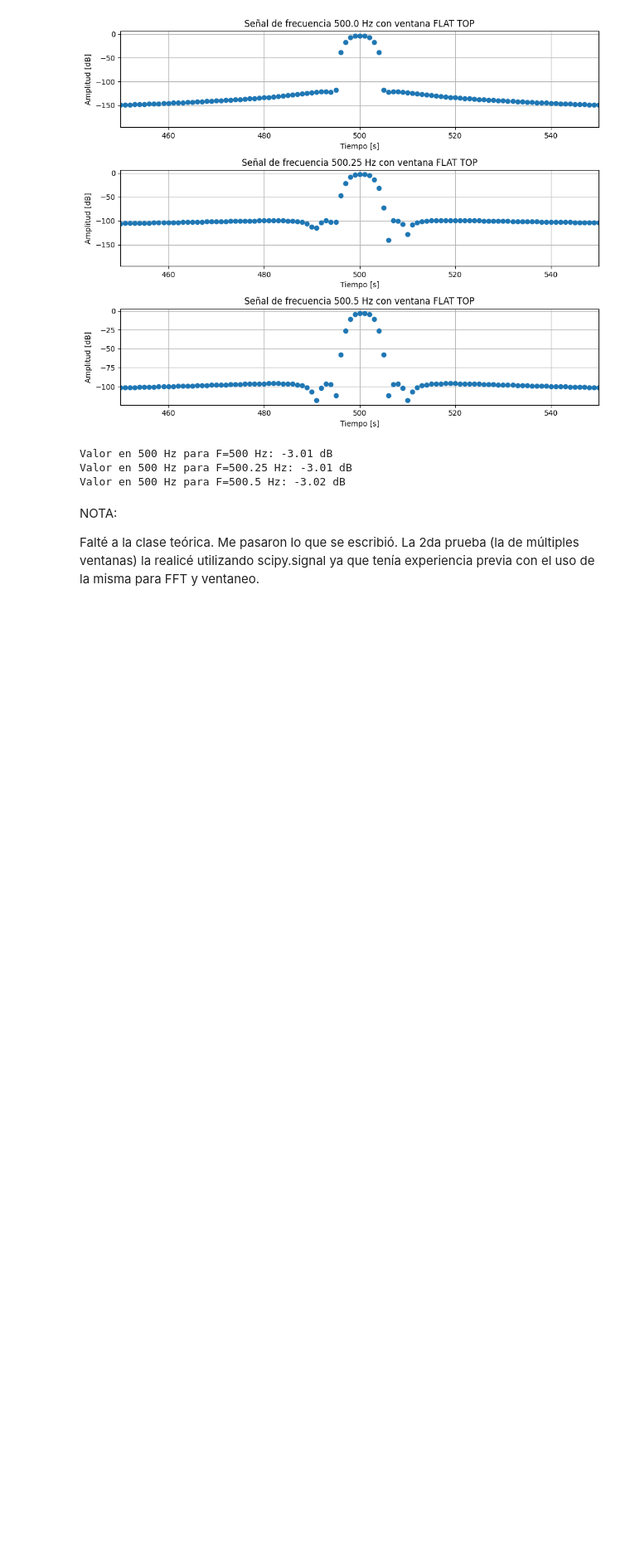
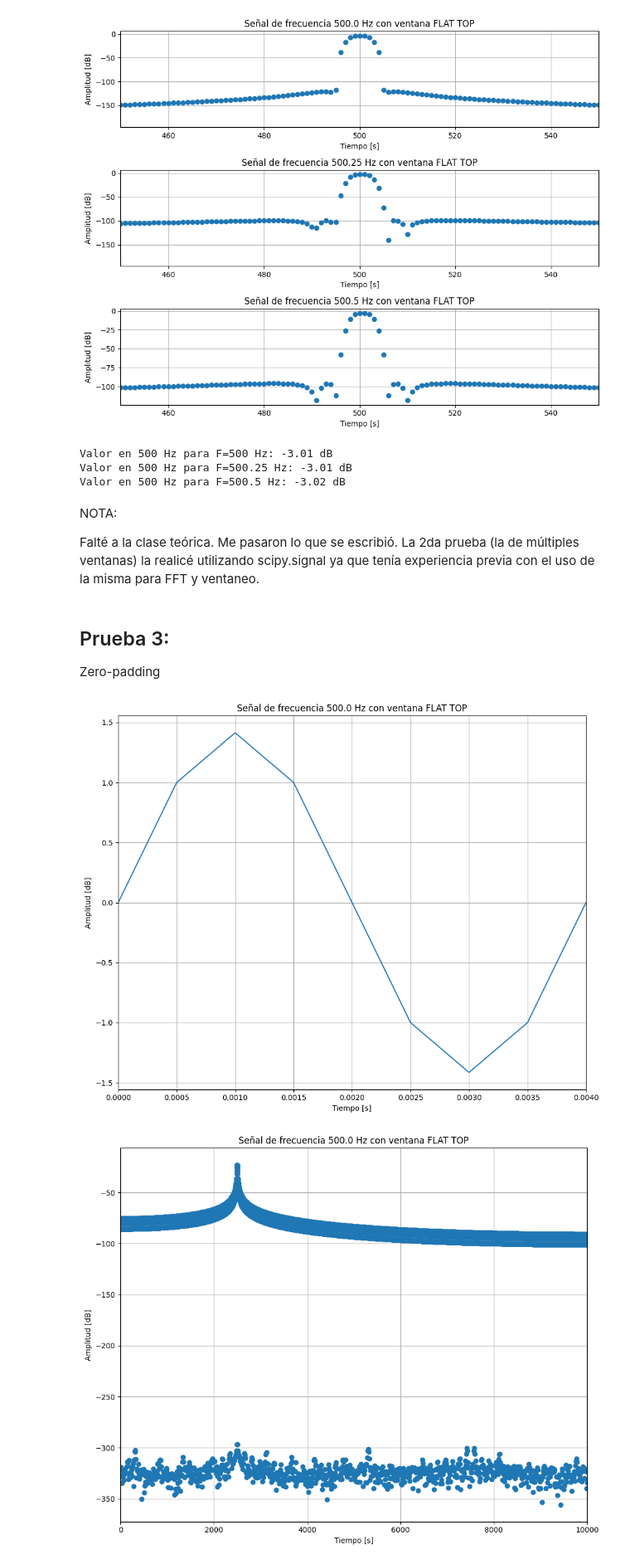
Before and after one commit to agustin-d-martinez/Procesamiento-Digital-de-Se-ales---2026, a Jupyter notebook: TS4/TS4.ipynb, the cells around one changed output. Shown at 83% size. Saved outputs shown, nothing was run; the diff lists cells and outputs as text; code cells hidden in the pictures; blank space fills up the shorter version.

```diff
--- a/TS4/TS4.ipynb
+++ b/TS4/TS4.ipynb
@@ -604,3 +604,51 @@ Valor en 500 Hz para F=500.5 Hz: -3.02 dB
 NOTA:
 
 Falté a la clase teórica. Me pasaron lo que se escribió. La 2da prueba (la de múltiples ventanas) la realicé utilizando scipy.signal ya que tenía experiencia previa con el uso de la misma para FFT y ventaneo.
+# %% [markdown]
+## Prueba 3:
+Zero-padding
+# %%
+##### Variables
+vmax = 2**.5    # Vpico
+ph = 0          # Fase inicial
+N = 2000        # Cant Muestras
+fs = 2000       # Freq muestreo
+
+delta_f = fs/N
+freq = N/8 * delta_f   # Freq
+
+##### Funciones
+xx, tt = mi_funcion_sen(vmax, ff=freq, ph=ph,  nn=N, fs=fs)
+
+## zer-padding
+cant_zeros = 9 * N
+xx_new = np.concatenate((xx.reshape(-1,1), np.zeros(cant_zeros).reshape(-1,1)))
+## FFT
+xx_fft = np.fft.fft(xx_new, axis=0)/len(xx_new)
+abs_xx_fft = mod_db(xx_fft)
+
+## Gráficos
+plt.figure(figsize=(10,8))
+plt.plot(tt, xx)
+plt.xlim(0,1/freq)
+plt.xlabel("Tiempo [s]")
+plt.ylabel("Amplitud [dB]")
+plt.title(f"Señal de frecuencia {freqs[0]} Hz con ventana FLAT TOP")
+plt.tight_layout()
+plt.grid()
+
+plt.show()
+
+plt.figure(figsize=(10,8))
+plt.plot(abs_xx_fft, "o")
+plt.xlim(0, len(xx_new)//2)
+plt.xlabel("Tiempo [s]")
+plt.ylabel("Amplitud [dB]")
+plt.title(f"Señal de frecuencia {freqs[0]} Hz con ventana FLAT TOP")
+plt.tight_layout()
+plt.grid()
+
+plt.show()
+# %% [output]
+[figure, added]
+[figure, added]
```
Also changed, not shown: 2 other files.
